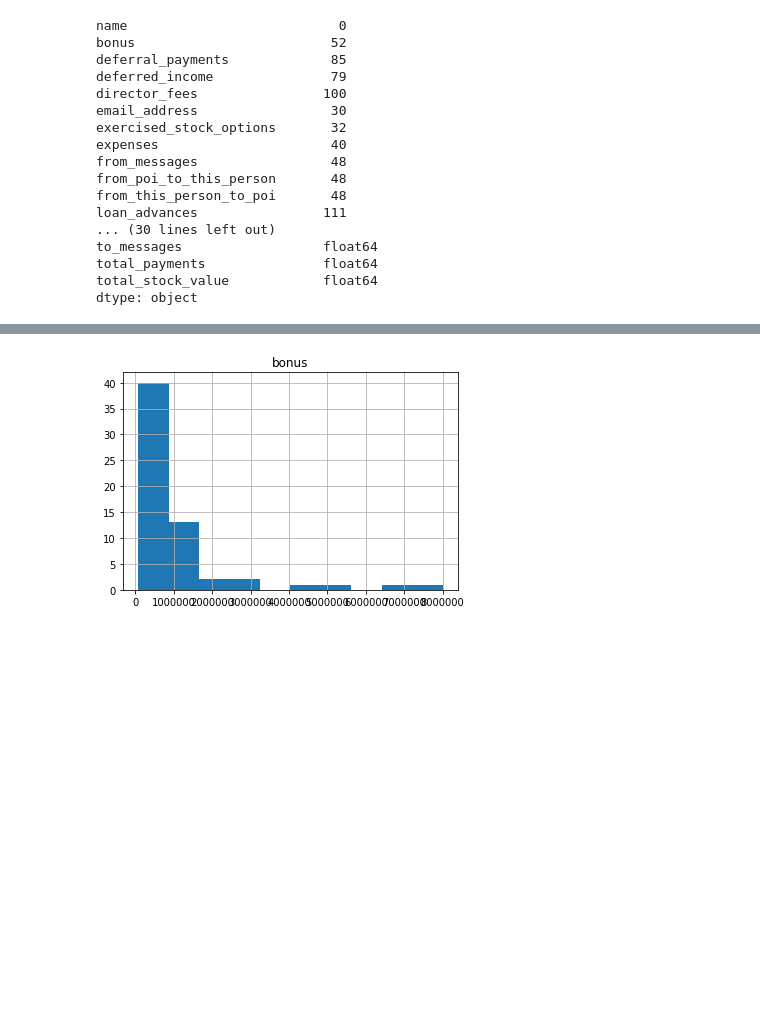
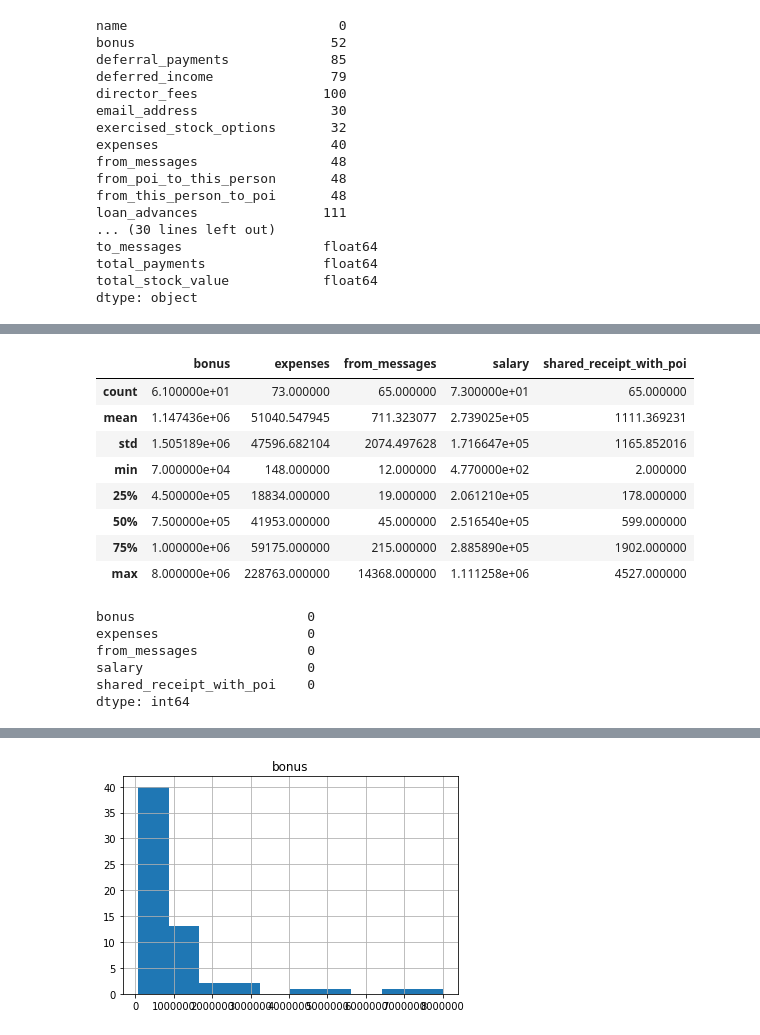
Before and after one commit to mmmiachennn/cupoy_learn, a Jupyter notebook: 期中考.ipynb, the cells around one changed output, grey strips where cells are left out. Saved outputs shown, nothing was run; the diff lists cells and outputs as text; code cells hidden in the pictures; blank space fills up the shorter version.

```diff
--- a/期中考.ipynb
+++ b/期中考.ipynb
@@ -243,0 +118,4 @@ test_ans.to_csv(r'D:\cupoy_learn\Midterm_test\test_pred_1.csv', index=False)
+# %%
+df_x = df_x.drop(columns=['from_poi_to_this_person', 'from_this_person_to_poi', 'to_messages', 'total_stock_value', 'total_payments'])
+df_x = df_x.drop(columns=['exercised_stock_options', 'restricted_stock', 'other'])
+df_x.corr()
@@ -243,0 +129,27 @@ test_ans.to_csv(r'D:\cupoy_learn\Midterm_test\test_pred_1.csv', index=False)
+# %%
+df_x.describe()
+# %% [output]
+|  | bonus | expenses | from_messages | salary | shared_receipt_with_poi |
+| count | 6.100000e+01 | 73.000000 | 65.000000 | 7.300000e+01 | 65.000000 |
+| mean | 1.147436e+06 | 51040.547945 | 711.323077 | 2.739025e+05 | 1111.369231 |
+| std | 1.505189e+06 | 47596.682104 | 2074.497628 | 1.716647e+05 | 1165.852016 |
+| min | 7.000000e+04 | 148.000000 | 12.000000 | 4.770000e+02 | 2.000000 |
+| 25% | 4.500000e+05 | 18834.000000 | 19.000000 | 2.061210e+05 | 178.000000 |
+| 50% | 7.500000e+05 | 41953.000000 | 45.000000 | 2.516540e+05 | 599.000000 |
+| 75% | 1.000000e+06 | 59175.000000 | 215.000000 | 2.885890e+05 | 1902.000000 |
+| max | 8.000000e+06 | 228763.000000 | 14368.000000 | 1.111258e+06 | 4527.000000 |
+# %%
+df_x.median()
+df_x[['bonus']] = df_x[['bonus']].fillna(750000)
+df_x[['expenses']] = df_x[['expenses']].fillna(41953)
+df_x[['from_messages']] = df_x[['from_messages']].fillna(45)
+df_x[['salary']] = df_x[['salary']].fillna(251654.0)
+df_x[['shared_receipt_with_poi']] = df_x[['shared_receipt_with_poi']].fillna(599)
+df_x.isnull().sum()
+# %% [output]
+bonus                      0
+expenses                   0
+from_messages              0
+salary                     0
+shared_receipt_with_poi    0
+dtype: int64
```
Also changed, not shown: parts of 49 cells of this notebook, 8 other files.
